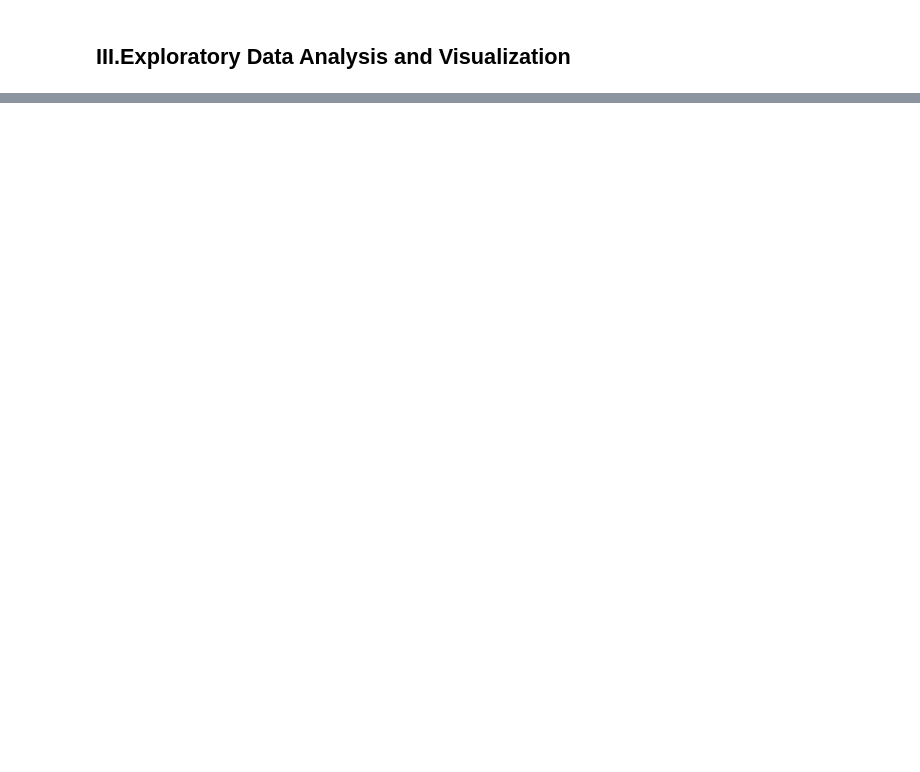
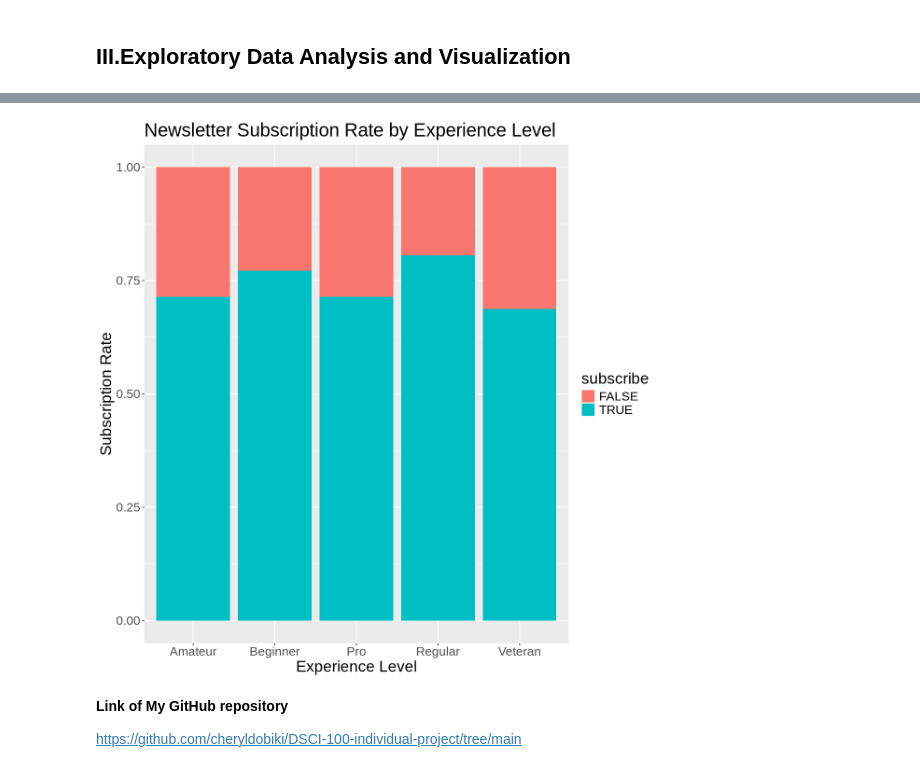
Before and after one commit to cheryldobiki/DSCI-100-individual-project, a Jupyter notebook: ds_individualwork.ipynb, the cells around one changed output, grey strips where cells are left out. Saved outputs shown, nothing was run; the diff lists cells and outputs as text; code cells hidden in the pictures; blank space fills up the shorter version.

```diff
--- a/ds_individualwork.ipynb
+++ b/ds_individualwork.ipynb
@@ -117,0 +147,17 @@ https://github.com/cheryldobiki/DSCI-100-individual-project/tree/main
+# %%
+options(repr.plot.width =10, repr.plot.height =10)
+
+experience_level_plot<- ggplot(players, aes(x = experience, fill = subscribe)) +
+  geom_bar(position = "fill") +
+  labs(
+    title = "Newsletter Subscription Rate by Experience Level",
+    x = "Experience Level",
+    y = "Subscription Rate")+
+   theme(text = element_text(size=20))
+experience_level_plot
+# %% [output]
+[figure, added]
+# %% [markdown]
+**Link of My GitHub repository**
+
+https://github.com/cheryldobiki/DSCI-100-individual-project/tree/main
```
Also changed, not shown: parts of 6 cells of this notebook.
